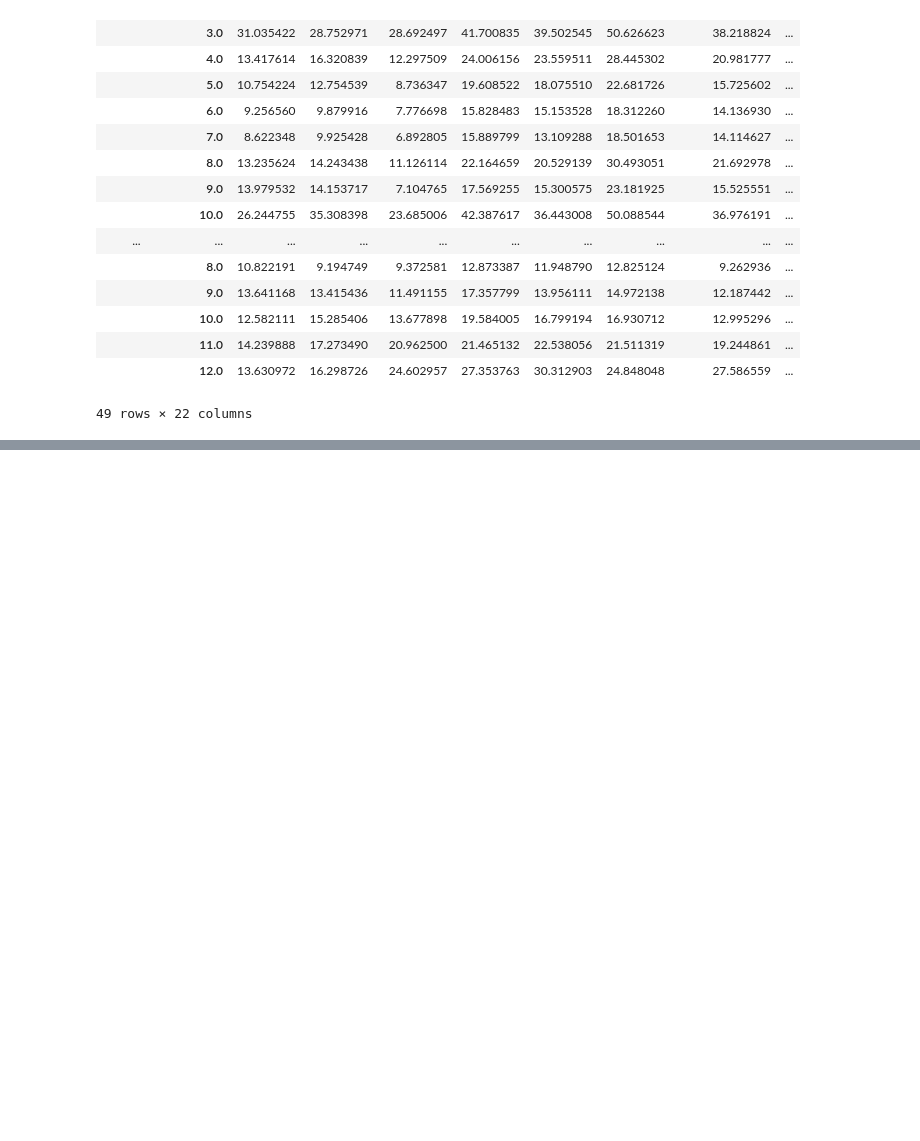
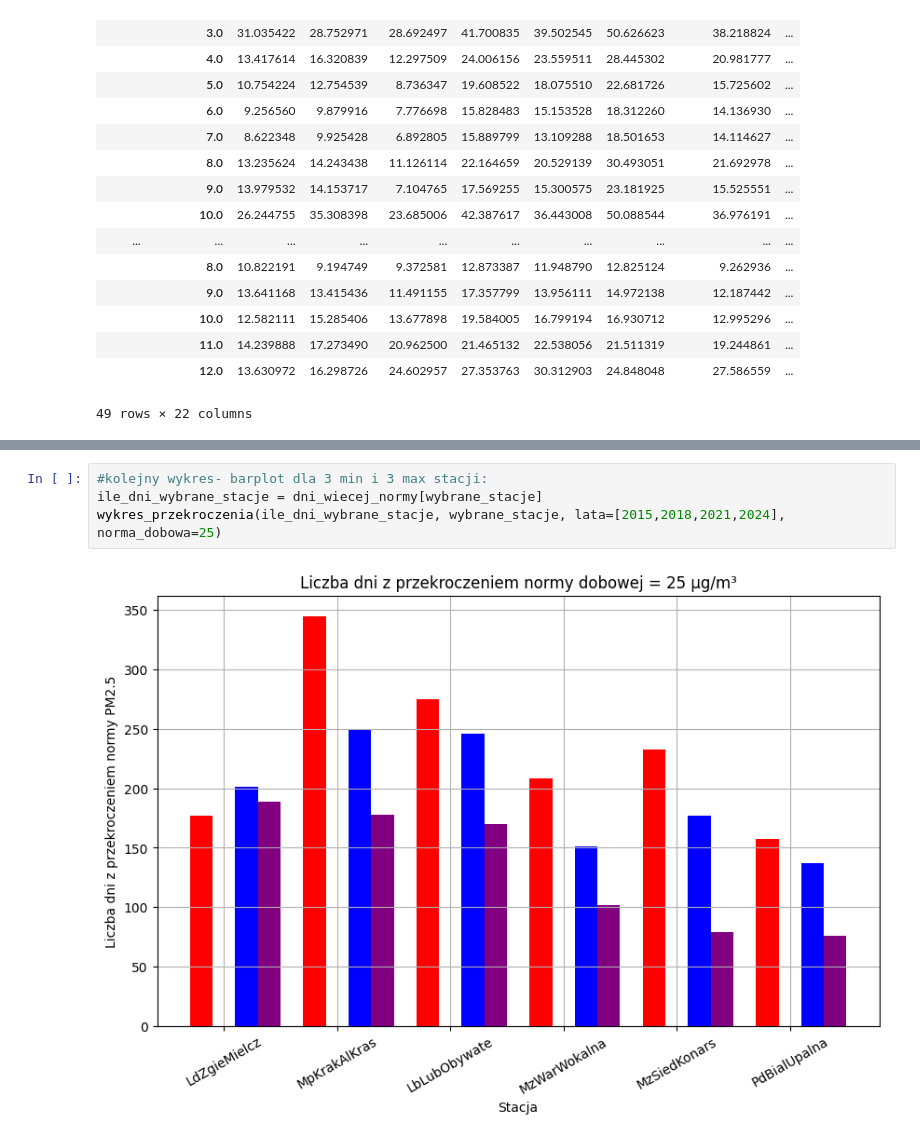
Before and after one commit to zofiarewak/malyprojekt3, a Jupyter notebook: notebooks/poprawiony_mp1.ipynb, the cells around one changed output, grey strips where cells are left out. Saved outputs shown, nothing was run; the diff lists cells and outputs as text; blank space fills up the shorter version.

```diff
--- a/notebooks/poprawiony_mp1.ipynb
+++ b/notebooks/poprawiony_mp1.ipynb
@@ -104,0 +137,6 @@ max3_3min_2024 = wybierz_stacje_max_min(przekroczenie_normy, rok, ile_maxmin=3)
+# %%
+#kolejny wykres- barplot dla 3 min i 3 max stacji:
+ile_dni_wybrane_stacje = dni_wiecej_normy[wybrane_stacje]
+wykres_przekroczenia(ile_dni_wybrane_stacje, wybrane_stacje, lata=[2015,2018,2021,2024], norma_dobowa=25)
+# %% [output]
+[figure, added]
```
Also changed, not shown: parts of 5 cells of this notebook.
